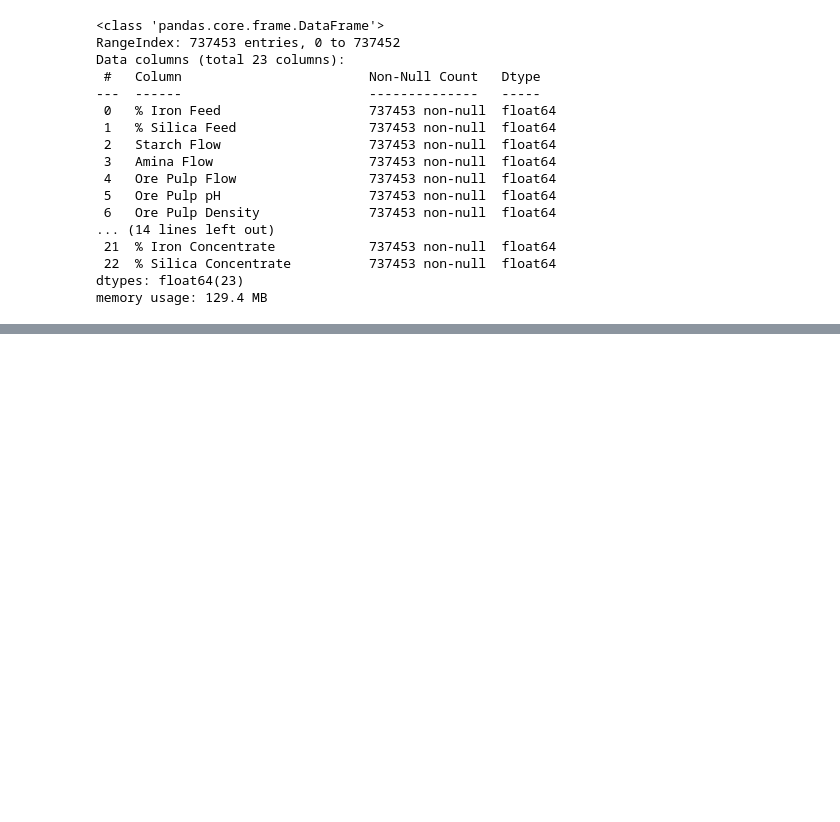
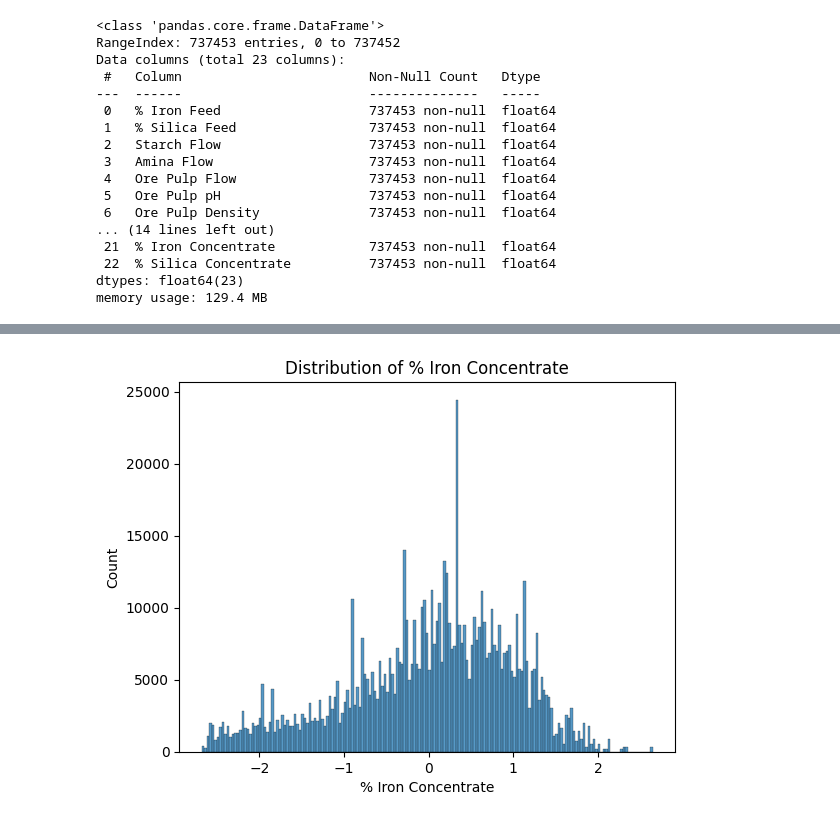
Before and after one commit to arifaygun/Magnimind-ML, a Jupyter notebook: Iron_Ore_Froth_Flotation_Quality_Prediction.ipynb, the cells around one changed output, grey strips where cells are left out. Drawn from its saved outputs; the diff is of its cells as text; code cells hidden in the pictures; blank space fills up the shorter version.

```diff
--- a/Iron_Ore_Froth_Flotation_Quality_Prediction.ipynb
+++ b/Iron_Ore_Froth_Flotation_Quality_Prediction.ipynb
@@ -130,0 +251,7 @@ memory usage: 129.4 MB
+# %%
+# Visualize the distribution of the target variable (% Iron Concentrate)
+sns.histplot(data=df_scaled, x='% Iron Concentrate')
+plt.title('Distribution of % Iron Concentrate')
+plt.show()
+# %% [output]
+[figure, added]
```
Also changed, not shown: parts of 23 cells of this notebook.
